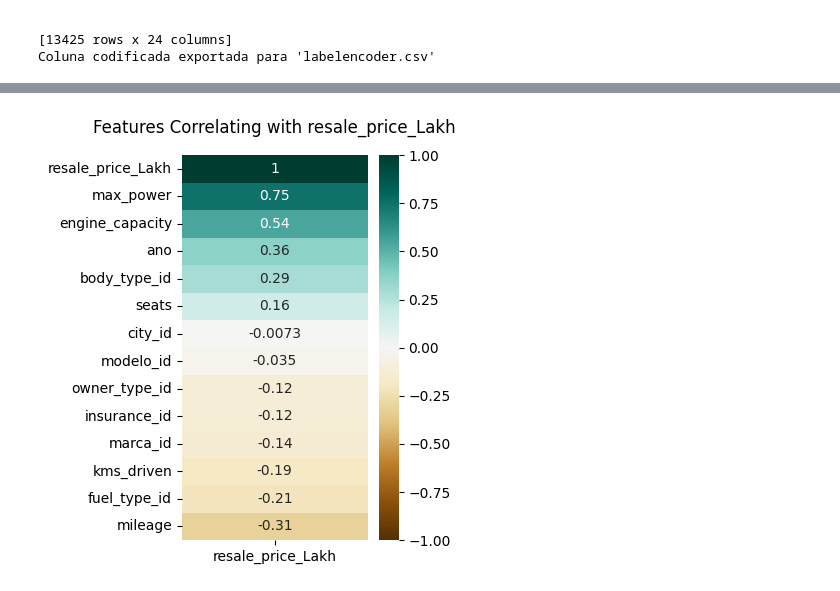
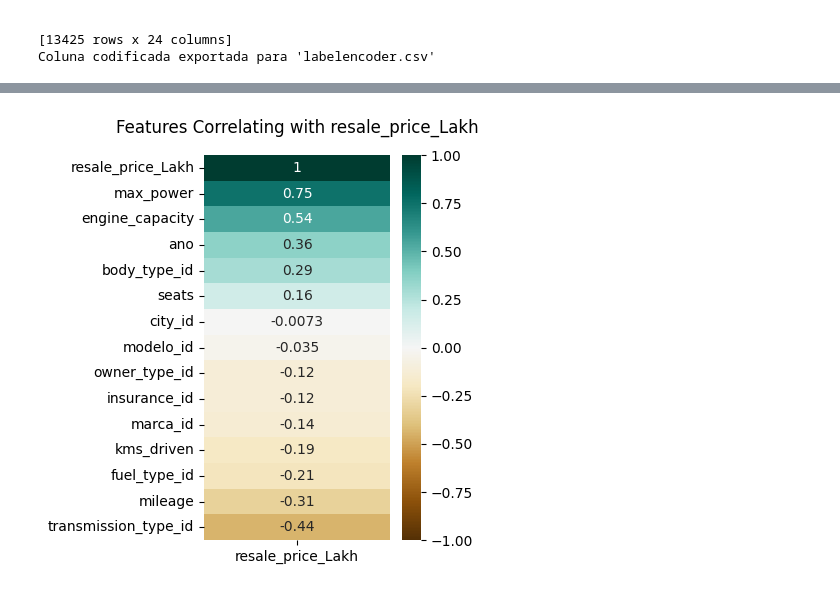
Before and after one commit to ruicoelhor22/AASE, a Jupyter notebook: Cenario 3.ipynb, the cells around one changed output, grey strips where cells are left out. Cells and saved outputs as stored; diff of their text form; code cells hidden in the pictures.

```diff
--- a/Cenario 3.ipynb
+++ b/Cenario 3.ipynb
@@ -434,3 +434,19 @@ DataFrame Original:
 
 [13425 rows x 24 columns]
 Coluna codificada exportada para 'labelencoder.csv'
+# %%
+# Transmissao _____________________________________
+
+coluna_categorica = 'transmission_type'
+
+label_encoder = LabelEncoder()
+
+
+df[coluna_categorica + '_id'] = label_encoder.fit_transform(df[coluna_categorica])
+
+
+print("DataFrame Original:")
+print(df)
+df.to_csv('labelencoder.csv', index=False)
+
+print("Coluna codificada exportada para 'labelencoder.csv'")
@@ -437,17 +471,17 @@ Coluna codificada exportada para 'labelencoder.csv'
 # %%
 #correlation
 
 # Select columns
-columns_of_interest = ['mileage','ano','seats','engine_capacity','kms_driven','max_power','body_type_id','modelo_id','marca_id','city_id','insurance_id','owner_type_id','fuel_type_id','resale_price_Lakh']
+columns_of_interest = ['transmission_type_id','mileage','ano','seats','engine_capacity','kms_driven','max_power','body_type_id','modelo_id','marca_id','city_id','insurance_id','owner_type_id','fuel_type_id','resale_price_Lakh']
 
 subset_df = df[columns_of_interest]
 
 plt.figure(figsize=(3, 5))
 
 # Creat heatmap
 heatmap = sns.heatmap(subset_df.corr()[['resale_price_Lakh']].sort_values(by='resale_price_Lakh', ascending=False), vmin=-1, vmax=1, annot=True, cmap='BrBG')
 heatmap.set_title('Features Correlating with resale_price_Lakh', fontdict={'fontsize': 12}, pad=16)
 
 plt.show()
 # %% [output]
-[figure, old version]
+[figure, new version]
```
Also changed, not shown: parts of 8 cells of this notebook, 14 other files.
